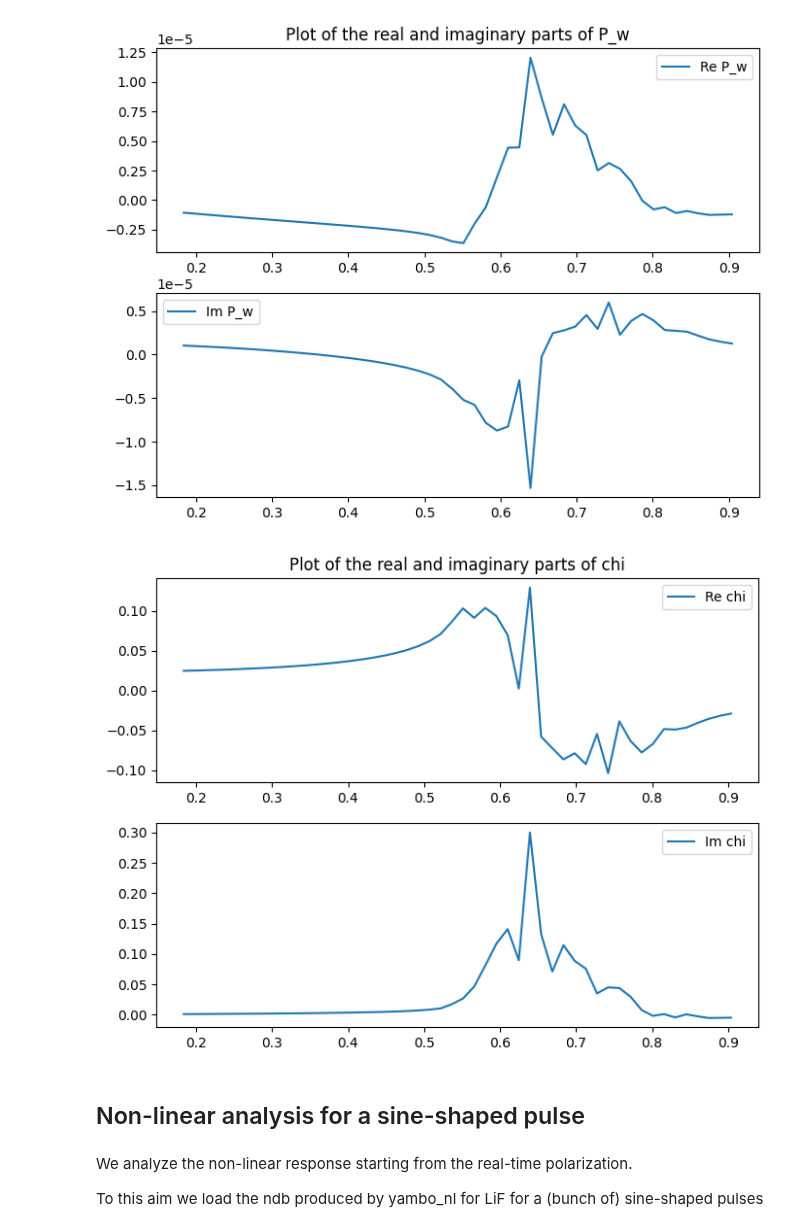
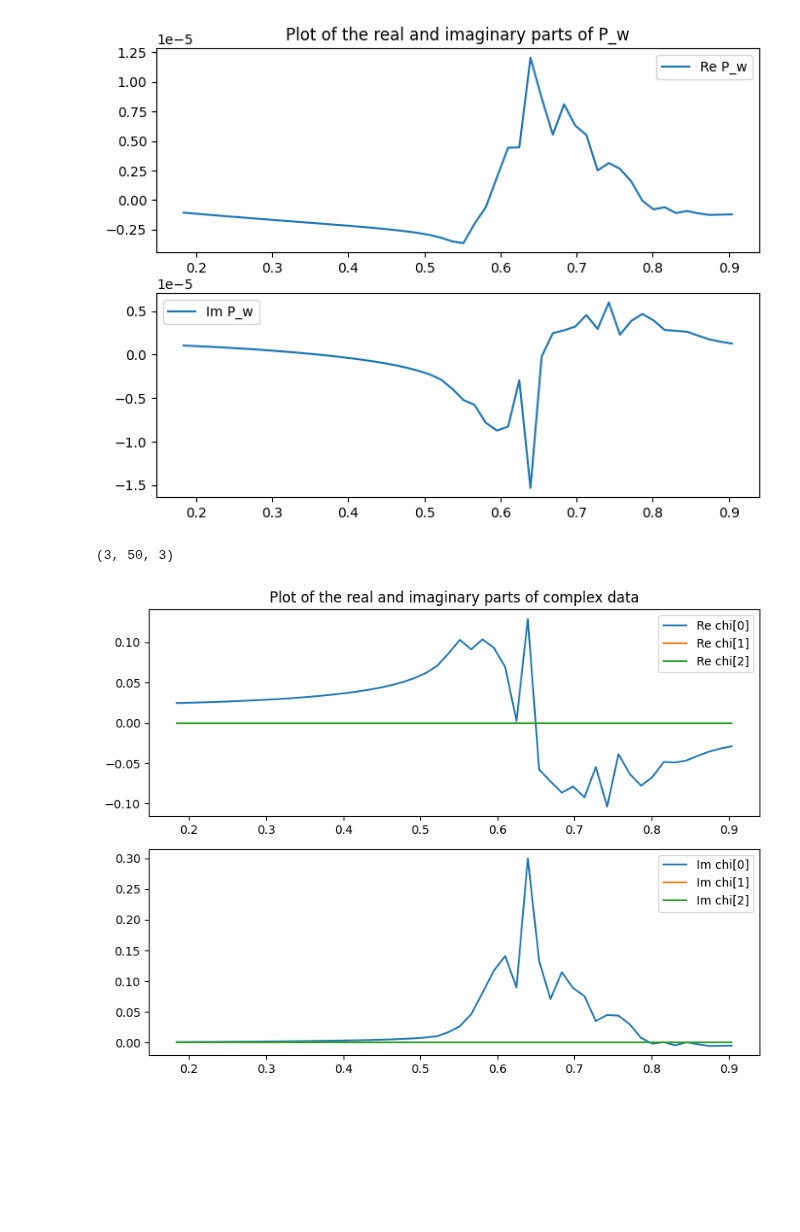
Before and after one commit to marcodalessandro76/MPPI, a Jupyter notebook: sphinx_source/tutorials/Analysis_Optics.ipynb, the cells around one changed output. Saved outputs shown, nothing was run; the diff lists cells and outputs as text; code cells hidden in the pictures; blank space fills up the shorter version.

```diff
--- a/sphinx_source/tutorials/Analysis_Optics.ipynb
+++ b/sphinx_source/tutorials/Analysis_Optics.ipynb
@@ -103,14 +109,12 @@ p_w.shape
 U.Plot_ComplexArray(nl.fields_freqs,p_w[0,:,0],label='P_w')
 # %% [output]
 [figure]
-# %%
-chi = nl.compute_Xn()
-U.Plot_ComplexArray(nl.fields_freqs,chi[0,:],label='chi')
-# %% [output]
-[figure, removed]
-# %% [markdown]
-## Non-linear analysis for a sine-shaped pulse
-# %% [markdown]
-We analyze the non-linear response starting from the real-time polarization.
-
-To this aim we load the ndb produced by yambo_nl for LiF for a (bunch of) sine-shaped pulses
+# %%
+chi = nl.compute_Xn()
+chi.shape
+# %% [output]
+(3, 50, 3)
+# %%
+U.Plot_ComplexArray(nl.fields_freqs,chi[0],label='chi')
+# %% [output]
+[figure, added]
```
Also changed, not shown: parts of 11 cells of this notebook, 3 other files.
